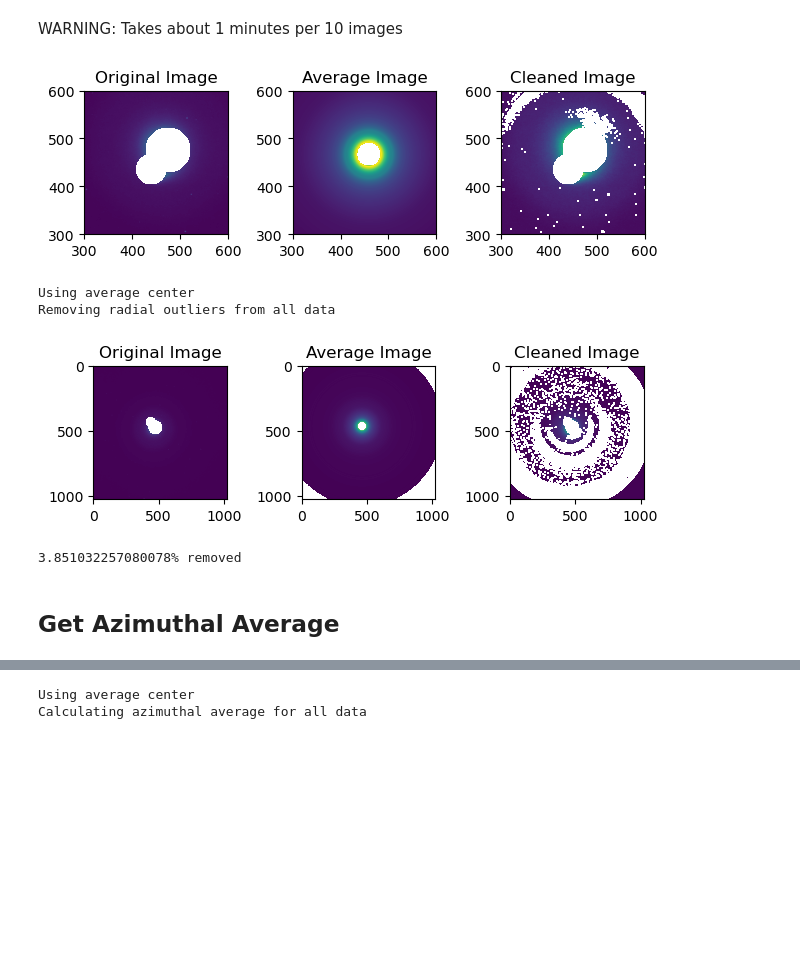
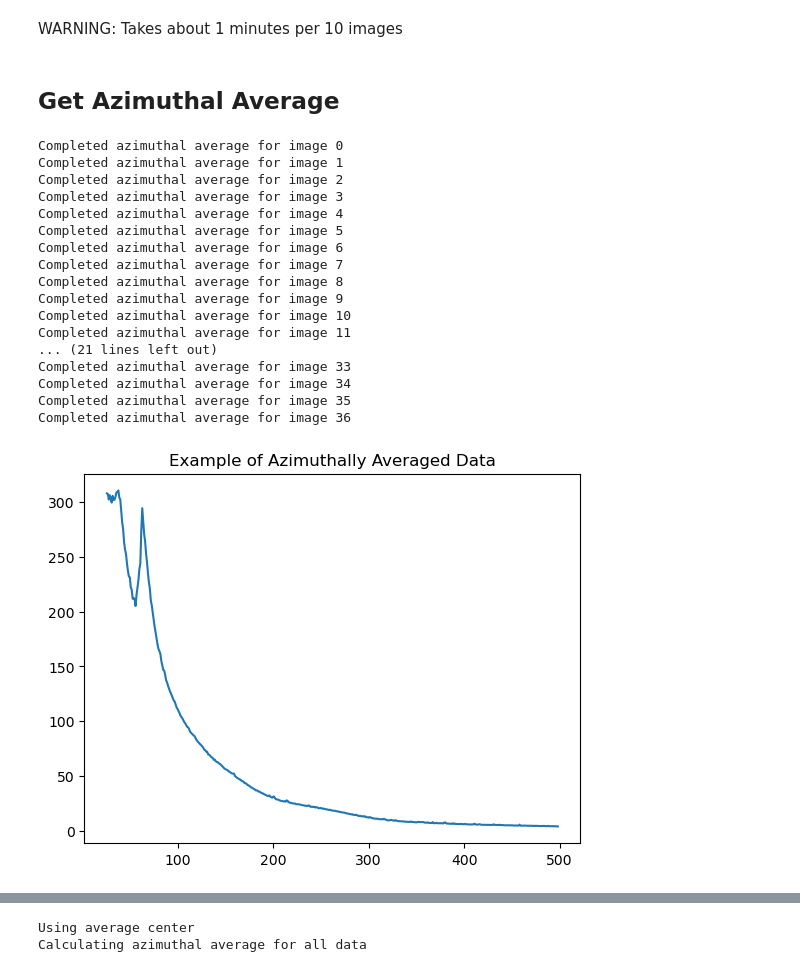
Before and after one commit to lheald2/gued, a Jupyter notebook: Fast_Analysis.ipynb, the cells around one changed output, grey strips where cells are left out. Drawn from its saved outputs; the diff is of its cells as text; code cells hidden in the pictures; blank space fills up the shorter version.

```diff
--- a/Fast_Analysis.ipynb
+++ b/Fast_Analysis.ipynb
@@ -322,15 +333,4 @@ center = [ave_cx, ave_cy]
 # %% [markdown]
 WARNING: Takes about 1 minutes per 10 images
-# %%
-test, _, _, _ = gued.remove_radial_outliers(center, data_array[0], plot=True)
-# %% [output]
-[figure, removed]
-# %%
-clean_data = gued.remove_radial_outliers_pool(data_array[0:5], center, plot=True)
-# %% [output]
-Using average center
-Removing radial outliers from all data
-[figure, removed]
-3.851032257080078% removed
 # %% [markdown]
 ## Get Azimuthal Average
@@ -337 +381,22 @@ Removing radial outliers from all data
+# %%
+azi_data = get_azimuthal_average(data_array, center, plot=True)
+# %% [output]
+Completed azimuthal average for image 0
+Completed azimuthal average for image 1
+Completed azimuthal average for image 2
+Completed azimuthal average for image 3
+Completed azimuthal average for image 4
+Completed azimuthal average for image 5
+Completed azimuthal average for image 6
+Completed azimuthal average for image 7
+Completed azimuthal average for image 8
+Completed azimuthal average for image 9
+Completed azimuthal average for image 10
+Completed azimuthal average for image 11
+... (21 lines left out)
+Completed azimuthal average for image 33
+Completed azimuthal average for image 34
+Completed azimuthal average for image 35
+Completed azimuthal average for image 36
+[figure, added]
 # %%
```
Also changed, not shown: parts of 14 cells of this notebook, 4 other files.
